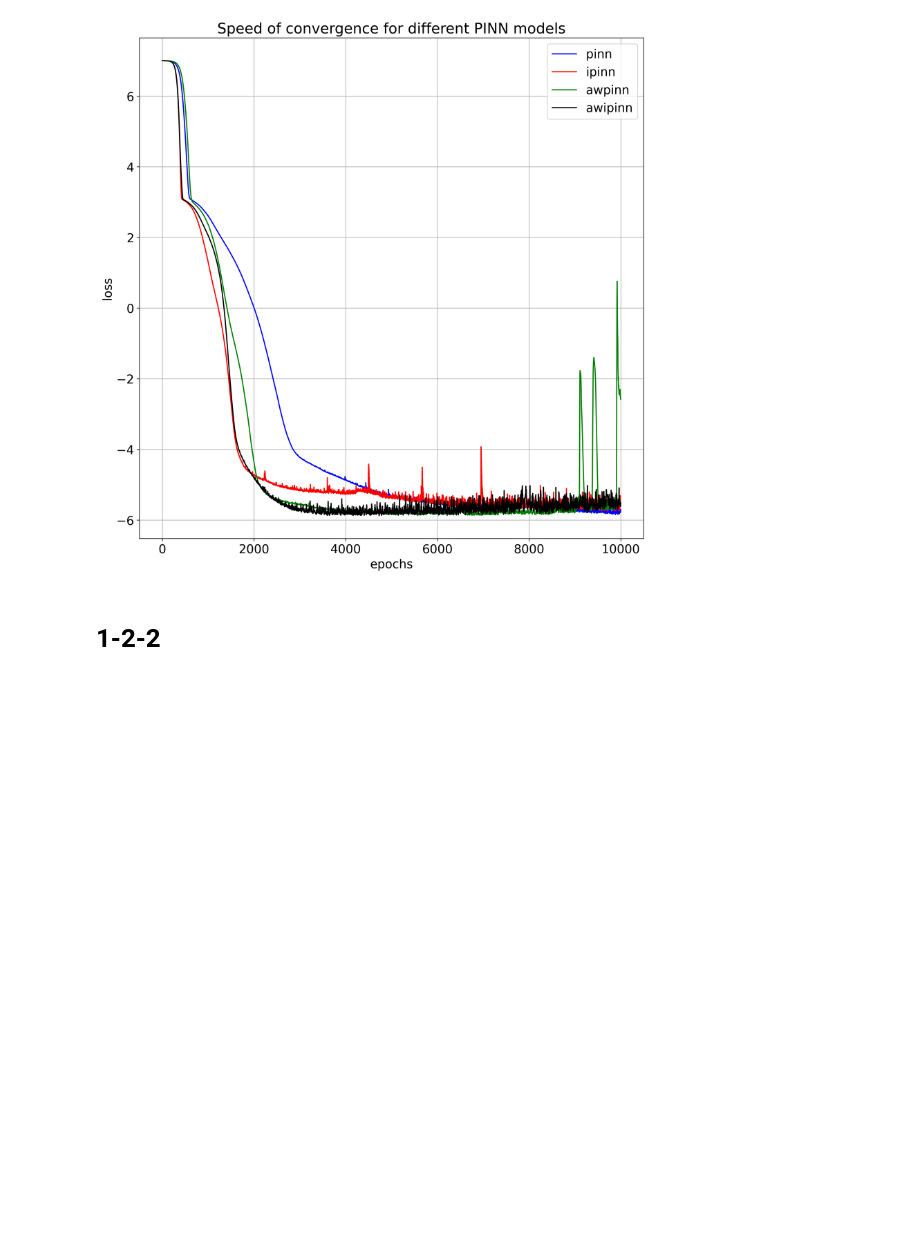
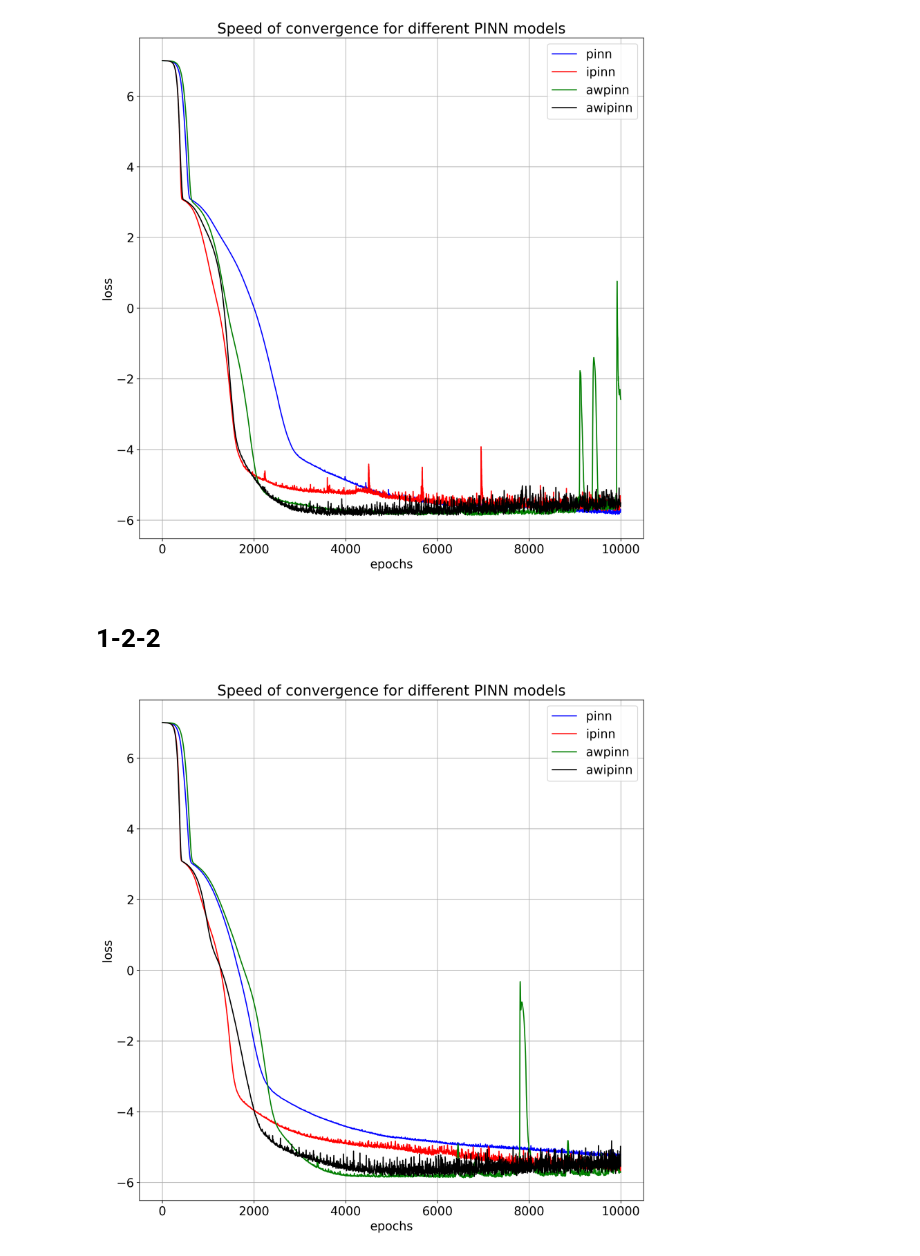
Before and after one commit to HengruiBaiCN/Honor, a Jupyter notebook: plotting.ipynb, the cells around one changed output. Cells and saved outputs as stored; diff of their text form; code cells hidden in the pictures; blank space fills up the shorter version.

Commit message:
weights converge

```diff
--- a/plotting.ipynb
+++ b/plotting.ipynb
@@ -118,3 +95,22 @@ plt.grid(True)
 [figure]
 # %% [markdown]
 # 1-2-2
+# %%
+# extract data
+loss_list1 = pd.read_csv('test_final_performance/pinn/1-2-2/average_loss.csv')['Average_MSE_Loss'].to_numpy()
+loss_list2 = pd.read_csv('test_final_performance/ipinn/1-2-2/average_loss.csv')['Average_MSE_Loss'].to_numpy()
+loss_list3 = pd.read_csv('test_final_performance/awpinn/1-2-2/average_loss.csv')['Average_MSE_Loss'].to_numpy()
+loss_list4 = pd.read_csv('test_final_performance/awipinn/1-2-2/average_loss.csv')['Average_MSE_Loss'].to_numpy()
+
+fig = plt.figure(figsize=(12,12))
+plt.plot(range(num_epochs), [np.log(item) for item in loss_list1[:num_epochs]], color='blue', label='pinn')
+plt.plot(range(num_epochs), [np.log(item) for item in loss_list2[:num_epochs]], color='red', label='ipinn')
+plt.plot(range(num_epochs), [np.log(item) for item in loss_list3[:num_epochs]], color='green', label='awpinn')
+plt.plot(range(num_epochs), [np.log(item) for item in loss_list4[:num_epochs]], color='black', label='awipinn')
+plt.xlabel('epochs')
+plt.ylabel('loss')
+plt.legend()
+plt.title(f'Speed of convergence for different PINN models')
+plt.grid(True)
+# %% [output]
+[figure, added]
```
Also changed, not shown: parts of 4 cells of this notebook, 9 other files.
